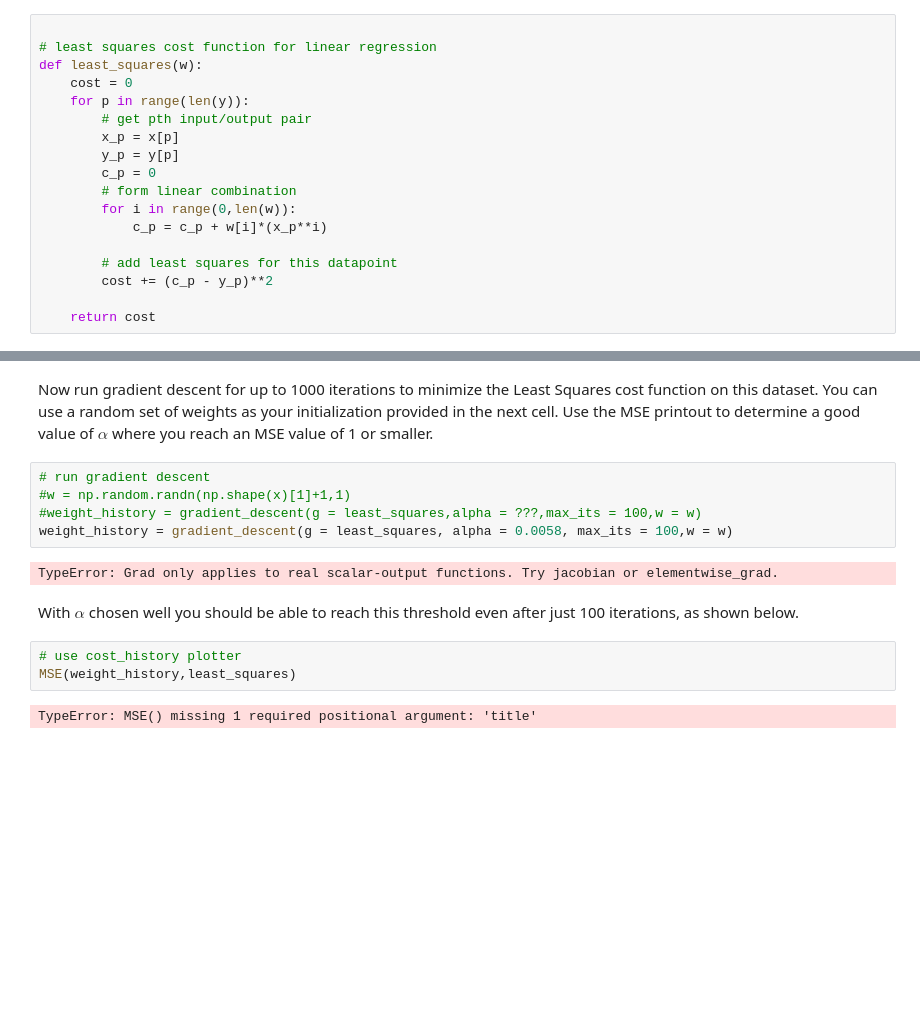
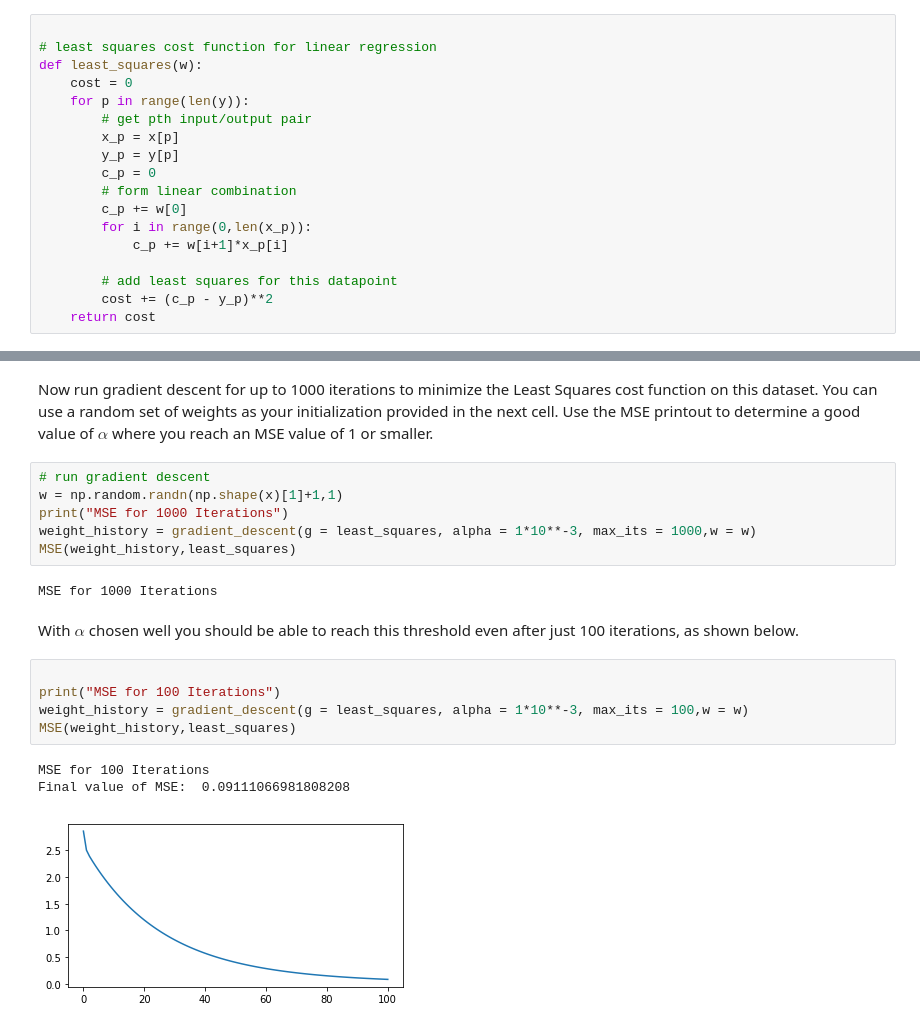
Before and after one commit to amitadate/EECS-435-DL-Foundations, a Jupyter notebook: HW1/deep_learning_hw1.ipynb, the cells around one changed output, grey strips where cells are left out. Cells and saved outputs as stored; diff of their text form; blank space fills up the shorter version.

Commit message:
completed all problems, fine tuning required for problem 5

```diff
--- a/HW1/deep_learning_hw1.ipynb
+++ b/HW1/deep_learning_hw1.ipynb
@@ -450,12 +447,12 @@ def least_squares(w):
         y_p = y[p]
         c_p = 0
         # form linear combination
-        for i in range(0,len(w)):
-            c_p = c_p + w[i]*(x_p**i)
+        c_p += w[0]
+        for i in range(0,len(x_p)):
+            c_p += w[i+1]*x_p[i]
 
         # add least squares for this datapoint
         cost += (c_p - y_p)**2
-
     return cost
 # %% [markdown]
 You can test your implementation with input set of weights of all ones.  When you do this you should get the output value printed in the Python cell below.
@@ -470,15 +466,20 @@ print (least_squares(w))
 Now run gradient descent for up to 1000 iterations to minimize the Least Squares cost function on this dataset.  You can use a random set of weights as your initialization provided in the next cell.  Use the MSE printout to determine a good value of $\alpha$ where you reach an MSE value of 1 or smaller.
 # %%
 # run gradient descent
-#w = np.random.randn(np.shape(x)[1]+1,1)
-#weight_history = gradient_descent(g = least_squares,alpha = ???,max_its = 100,w = w)
-weight_history = gradient_descent(g = least_squares, alpha = 0.0058, max_its = 100,w = w)
+w = np.random.randn(np.shape(x)[1]+1,1)
+print("MSE for 1000 Iterations")
+weight_history = gradient_descent(g = least_squares, alpha = 1*10**-3, max_its = 1000,w = w)
+MSE(weight_history,least_squares)
 # %% [output]
-TypeError: Grad only applies to real scalar-output functions. Try jacobian or elementwise_grad.
+MSE for 1000 Iterations
 # %% [markdown]
 With $\alpha$ chosen well you should be able to reach this threshold even after just 100 iterations, as shown below.
-# %%
-# use cost_history plotter
-MSE(weight_history,least_squares)
-# %% [output]
-TypeError: MSE() missing 1 required positional argument: 'title'
+# %%
+
+print("MSE for 100 Iterations")
+weight_history = gradient_descent(g = least_squares, alpha = 1*10**-3, max_its = 100,w = w)
+MSE(weight_history,least_squares)
+# %% [output]
+MSE for 100 Iterations
+Final value of MSE:  0.09111066981808208
+[figure, added]
```
Also changed, not shown: parts of 10 cells of this notebook.
